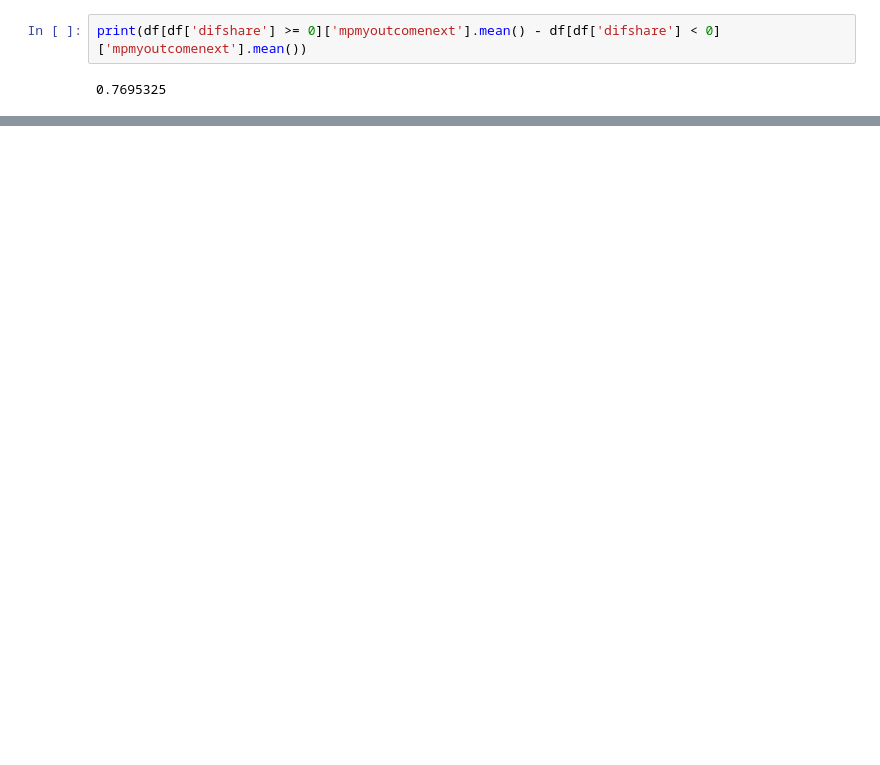
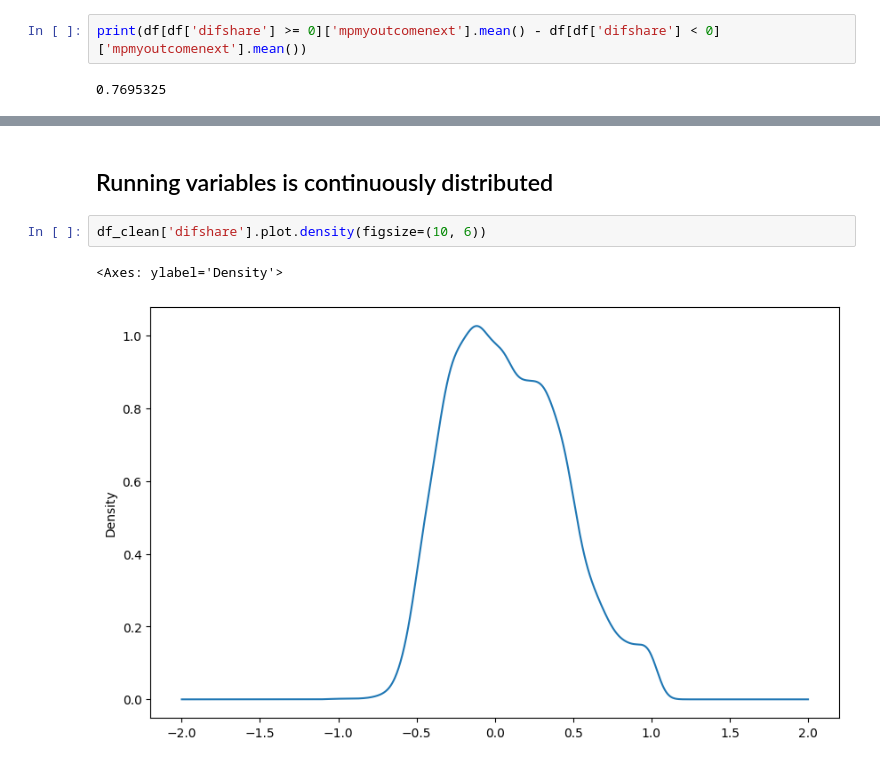
Before and after one commit to cainemerrick98/causal-inference, a Jupyter notebook: incumbency_advantage_in_us_elections/notebook.ipynb, the cells around one changed output, grey strips where cells are left out. Cells and saved outputs as stored; diff of their text form; blank space fills up the shorter version.

```diff
--- a/incumbency_advantage_in_us_elections/notebook.ipynb
+++ b/incumbency_advantage_in_us_elections/notebook.ipynb
@@ -164,3 +246,10 @@ Estimated Incumbency Advantage (Polynomial): 0.4344
+# %% [markdown]
+## Running variables is continuously distributed
+# %%
+df_clean['difshare'].plot.density(figsize=(10, 6))
+# %% [output]
+<Axes: ylabel='Density'>
+[figure, added]
 # %% [markdown]
 # Bibliography
 
```
Also changed, not shown: parts of 24 cells of this notebook.
